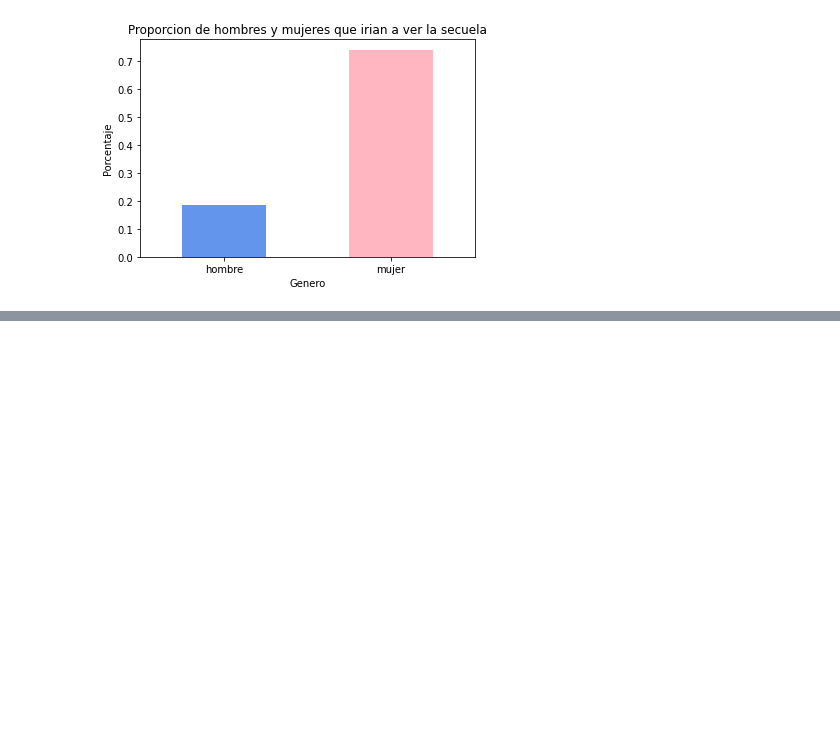
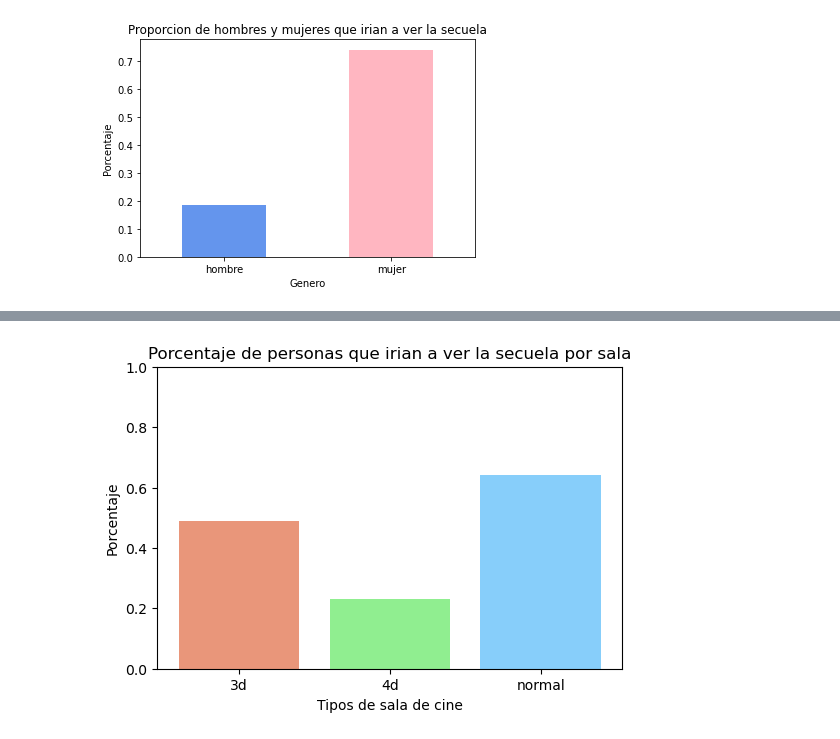
Before and after one commit to brunograssano/TP-Organizacion-de-datos, a Jupyter notebook: TP_Datos.ipynb, the cells around one changed output, grey strips where cells are left out. Saved outputs shown, nothing was run; the diff lists cells and outputs as text; code cells hidden in the pictures; blank space fills up the shorter version.

```diff
--- a/TP_Datos.ipynb
+++ b/TP_Datos.ipynb
@@ -218,0 +250,10 @@ Text(0.5, 0, 'Genero')
+# %%
+plt.figure(dpi=100)
+plt.bar(porcentaje_volveria_salas.index, porcentaje_volveria_salas.values, color = ['darksalmon','lightgreen','lightskyblue'])
+plt.ylabel("Porcentaje")
+plt.xlabel("Tipos de sala de cine")
+plt.ylim(0, 1)
+plt.title('Porcentaje de personas que irian a ver la secuela por sala')
+plt.show()
+# %% [output]
+[figure, added]
```
Also changed, not shown: parts of 15 cells of this notebook, 2 other files.
